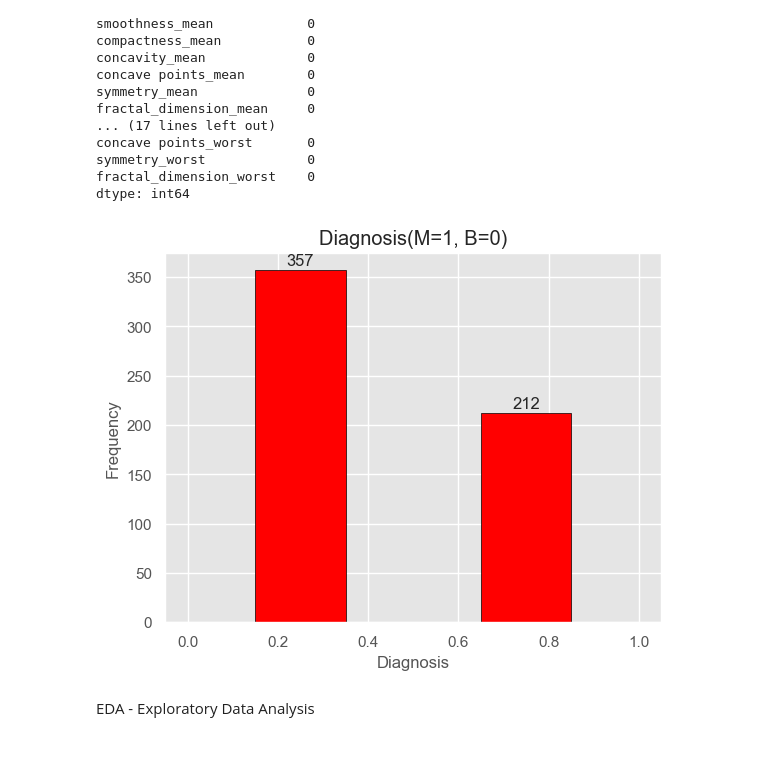
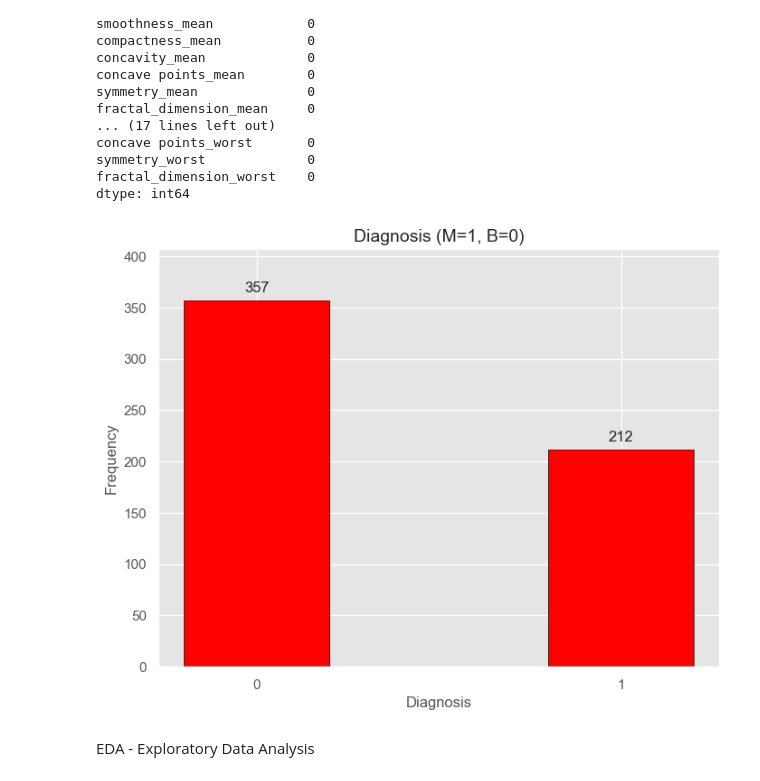
Before and after one commit to orionmc/ML_Summative, a Jupyter notebook: ML_Summative_BC.ipynb, the cells around one changed output. Drawn from its saved outputs; the diff is of its cells as text; code cells hidden in the pictures; blank space fills up the shorter version.

```diff
--- a/ML_Summative_BC.ipynb
+++ b/ML_Summative_BC.ipynb
@@ -79,24 +78,36 @@ symmetry_worst             0
 fractal_dimension_worst    0
 dtype: int64
 # %%
-#Visualize the diagnosis as B=Benign=0 and M=Malignant=1
+# Visualize the diagnosis as B=Benign=0 and M=Malignant=1
 df['diagnosis'] = df['diagnosis'].apply(lambda val:1 if val=='M' else 0)
-counts, bins, patches = plt.hist(df['diagnosis'], bins=2, color='red', edgecolor='black')
-bar_width = 0.2
 
-for patch in patches:
-    patch.set_width(bar_width)
-    patch.set_x(patch.get_x() + (bins[1] - bins[0] - bar_width) / 2)
 
-for count, bin_edge in zip(counts, bins):
-    plt.text(bin_edge + 0.25, count + 5, str(int(count)), ha='center', fontsize=12)
+counts = df['diagnosis'].value_counts().sort_index()  # Ensures 0 comes before 1
 
-plt.title('Diagnosis(M=1, B=0)')
-plt.xlabel('Diagnosis')
-plt.ylabel('Frequency')
+x_positions = [0, 1]
+bar_width = 0.4
+
+plt.figure(figsize=(8,6))
+bars = plt.bar(x_positions, counts.values, color='red', edgecolor='black', width=bar_width)
+
+for bar in bars:
+    height = bar.get_height()
+    plt.text(
+        bar.get_x() + bar.get_width() / 2,
+        height + 5,
+        f'{int(height)}',
+        ha='center', va='bottom', fontsize=12
+    )
+
+plt.title('Diagnosis (M=1, B=0)', fontsize=14)
+plt.xlabel('Diagnosis', fontsize=12)
+plt.ylabel('Frequency', fontsize=12)
+labels = ['0', '1']
+plt.xticks(x_positions, labels)
+plt.ylim(0, max(counts.values) + 50)
 plt.show()
 # %% [output]
-[figure, old version]
+[figure, new version]
 # %% [markdown]
 EDA - Exploratory Data Analysis
 # %%
```
Also changed, not shown: parts of 3 cells of this notebook.
